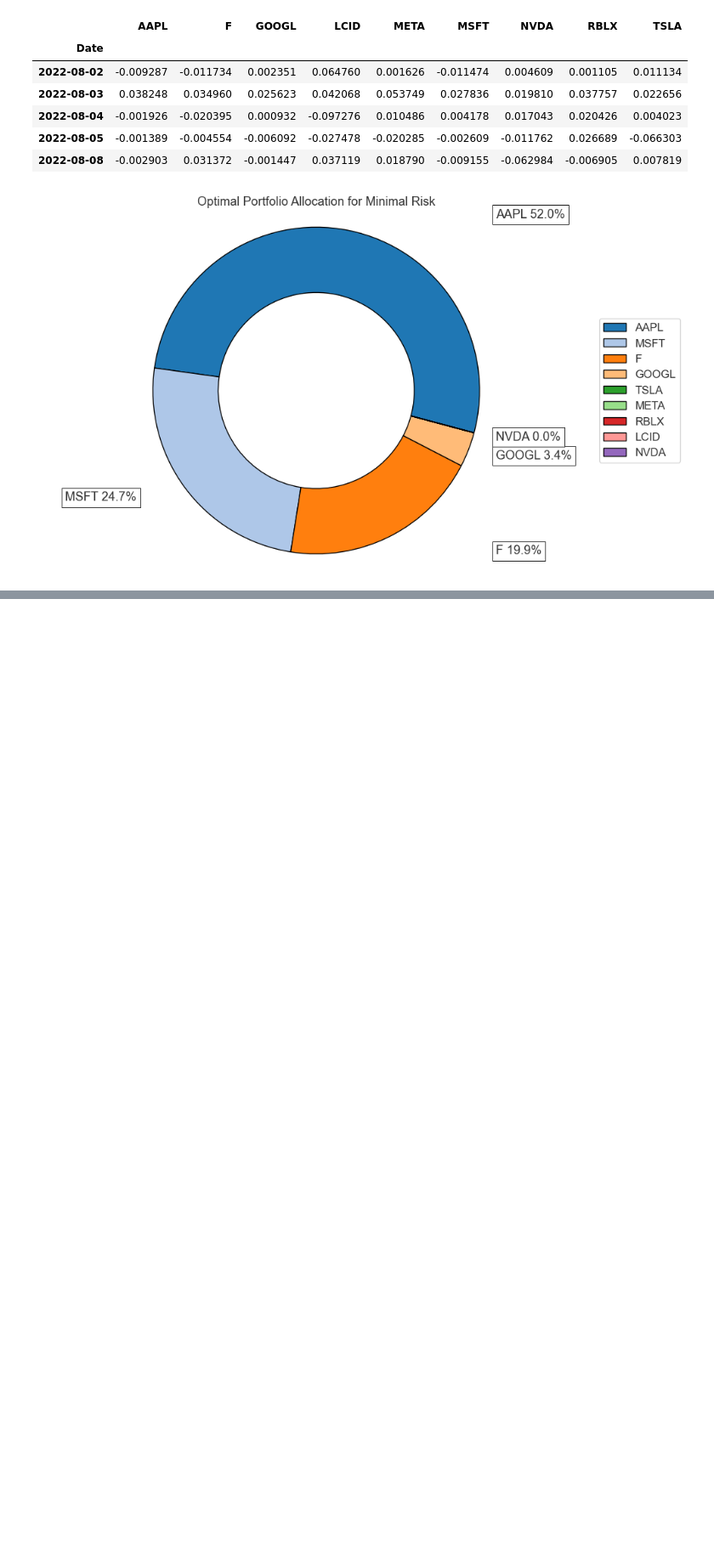
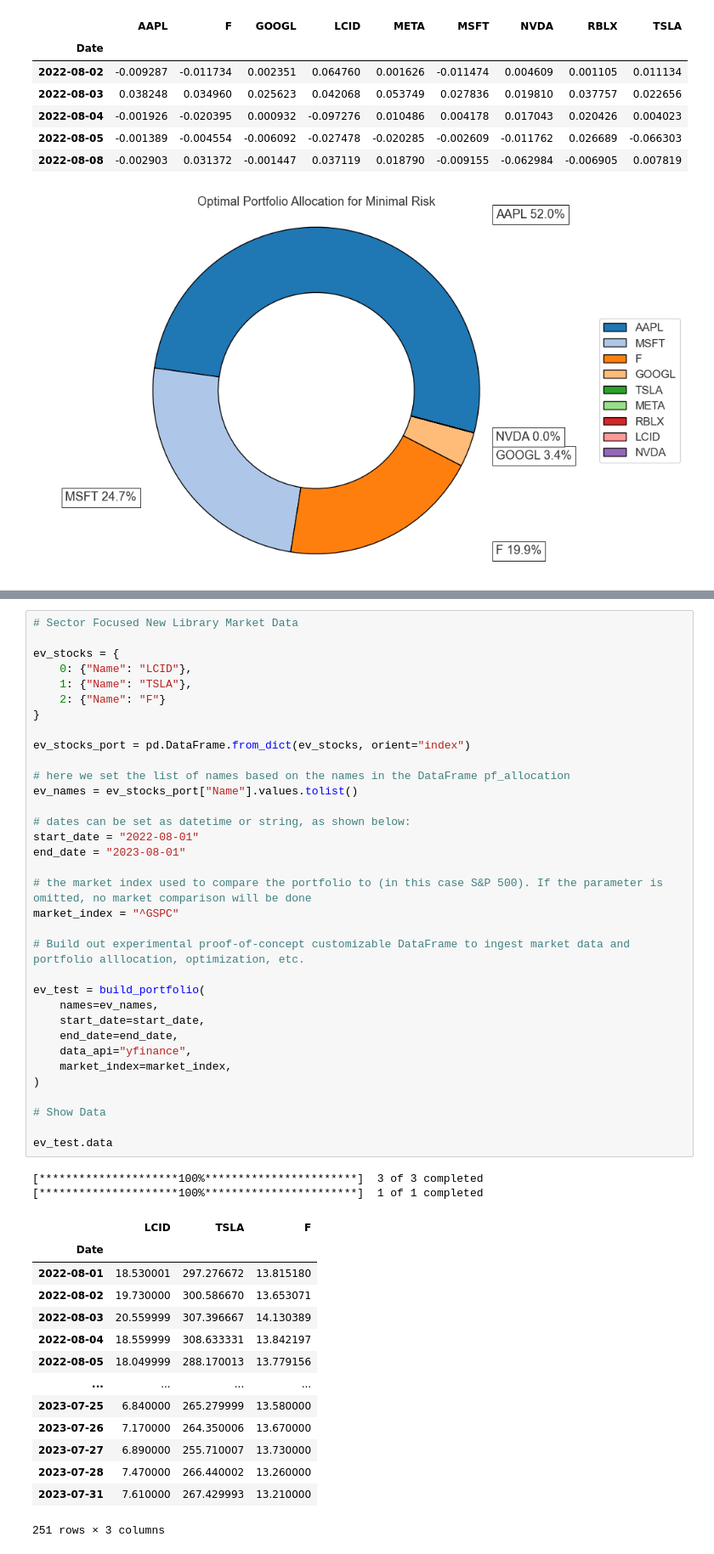
Before and after one commit to fintech-lex/innovest, a Jupyter notebook: InnoVest_Final_Demo.ipynb, the cells around one changed output, grey strips where cells are left out. Shown at 85% size. Saved outputs shown, nothing was run; the diff lists cells and outputs as text; blank space fills up the shorter version.

```diff
--- a/InnoVest_Final_Demo.ipynb
+++ b/InnoVest_Final_Demo.ipynb
@@ -331,4 +331,55 @@ pf_test.data
 | 2023-07-28 | 7.470000 | 266.440002 | 13.260000 | 325.480011 | 38.930000 | 195.830002 | 338.369995 | 133.009995 | 467.500000 |
 | 2023-07-31 | 7.610000 | 267.429993 | 13.210000 | 318.600006 | 39.250000 | 196.449997 | 335.920013 | 133.110001 | 467.290009 |
 251 rows × 9 columns
+# %%
+# Sector Focused New Library Market Data
+
+ev_stocks = {
+    0: {"Name": "LCID"},
+    1: {"Name": "TSLA"},
+    2: {"Name": "F"}
+}
+
+ev_stocks_port = pd.DataFrame.from_dict(ev_stocks, orient="index")
+
+# here we set the list of names based on the names in the DataFrame pf_allocation
+ev_names = ev_stocks_port["Name"].values.tolist()
+
+# dates can be set as datetime or string, as shown below:
+start_date = "2022-08-01"
+end_date = "2023-08-01"
+
+# the market index used to compare the portfolio to (in this case S&P 500). If the parameter is omitted, no market comparison will be done
+market_index = "^GSPC"
+
+# Build out experimental proof-of-concept customizable DataFrame to ingest market data and portfolio alllocation, optimization, etc.
+
+ev_test = build_portfolio(
+    names=ev_names,
+    start_date=start_date,
+    end_date=end_date,
+    data_api="yfinance",
+    market_index=market_index,
+)
+
+# Show Data
+
+ev_test.data
+# %% [output]
+[*********************100%***********************]  3 of 3 completed
+[*********************100%***********************]  1 of 1 completed
+|  | LCID | TSLA | F |
+| Date |  |  |  |
+| 2022-08-01 | 18.530001 | 297.276672 | 13.815180 |
+| 2022-08-02 | 19.730000 | 300.586670 | 13.653071 |
+| 2022-08-03 | 20.559999 | 307.396667 | 14.130389 |
+| 2022-08-04 | 18.559999 | 308.633331 | 13.842197 |
+| 2022-08-05 | 18.049999 | 288.170013 | 13.779156 |
+| ... | ... | ... | ... |
+| 2023-07-25 | 6.840000 | 265.279999 | 13.580000 |
+| 2023-07-26 | 7.170000 | 264.350006 | 13.670000 |
+| 2023-07-27 | 6.890000 | 255.710007 | 13.730000 |
+| 2023-07-28 | 7.470000 | 266.440002 | 13.260000 |
+| 2023-07-31 | 7.610000 | 267.429993 | 13.210000 |
+251 rows × 3 columns
 # %%
```
Also changed, not shown: parts of 11 cells of this notebook, 1 other file.
